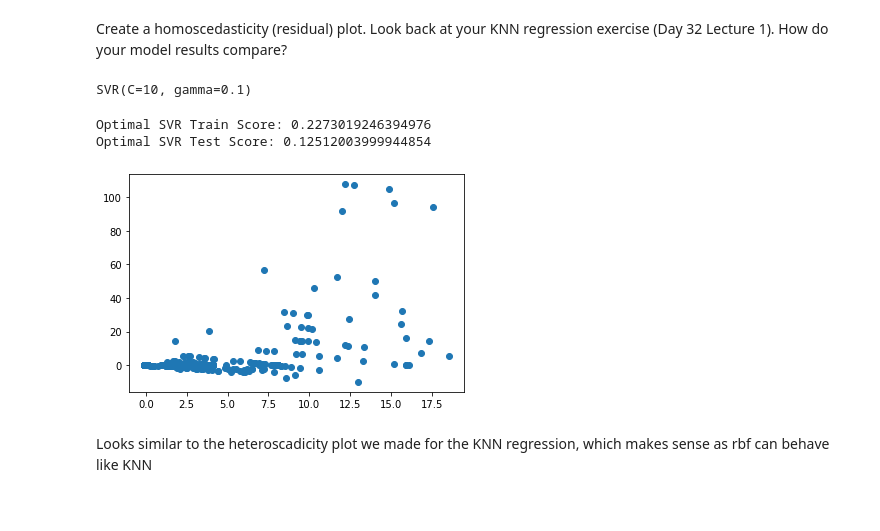
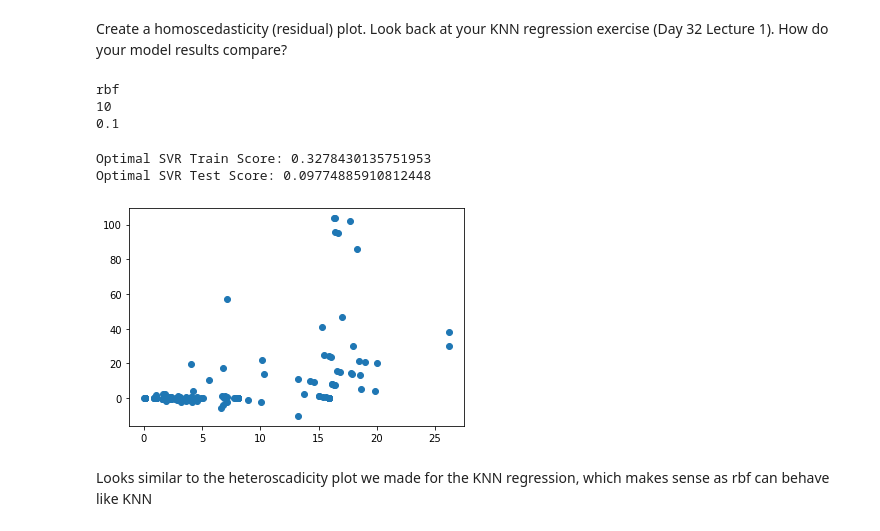
Before and after one commit to thinkful-dsi-grackle/dsi7_student_pair_work, a Jupyter notebook: week07_knn_svm_gradient/4_thursday/Heath_Day_34_Lecture_1_Assignment.ipynb, the cells around one changed output. Cells and saved outputs as stored; diff of their text form; code cells hidden in the pictures.

```diff
--- a/week07_knn_svm_gradient/4_thursday/Heath_Day_34_Lecture_1_Assignment.ipynb
+++ b/week07_knn_svm_gradient/4_thursday/Heath_Day_34_Lecture_1_Assignment.ipynb
@@ -104,27 +104,31 @@ GridSearchCV(cv=5, estimator=SVR(),
              verbose=1)
 # %% [markdown]
 Create a homoscedasticity (residual) plot. Look back at your KNN regression exercise (Day 32 Lecture 1). How do your model results compare?
-# %%
-grid.best_estimator_
-# %% [output]
-SVR(C=10, gamma=0.1)
+# %%
+print(grid.best_estimator_.kernel)
+print(grid.best_estimator_.C)
+print(grid.best_estimator_.gamma)
+# %% [output]
+rbf
+10
+0.1
 # %%
 # answer below:
-svr = SVR(C=10, kernel='rbf')
+svr = SVR(C=10, kernel='rbf', gamma=0.1)
 model = svr.fit(X_train_scaled, y_train)
 
 svr_train_score = model.score(X_train_scaled, y_train)
 svr_test_score = model.score(X_test_scaled, y_test)
 print('Optimal SVR Train Score:', svr_train_score)
 print('Optimal SVR Test Score:', svr_test_score)
 
 pred_train = model.predict(X_train_scaled)
 residuals = y_train - pred_train
 plt.scatter(pred_train, residuals)
 plt.show()
 # %% [output]
-Optimal SVR Train Score: 0.2273019246394976
-Optimal SVR Test Score: 0.12512003999944854
+Optimal SVR Train Score: 0.3278430135751953
+Optimal SVR Test Score: 0.09774885910812448
-[figure, old version]
+[figure, new version]
 # %% [markdown]
 Looks similar to the heteroscadicity plot we made for the KNN regression, which makes sense as rbf can behave like KNN
```
Also changed, not shown: parts of 1 cell of this notebook.
